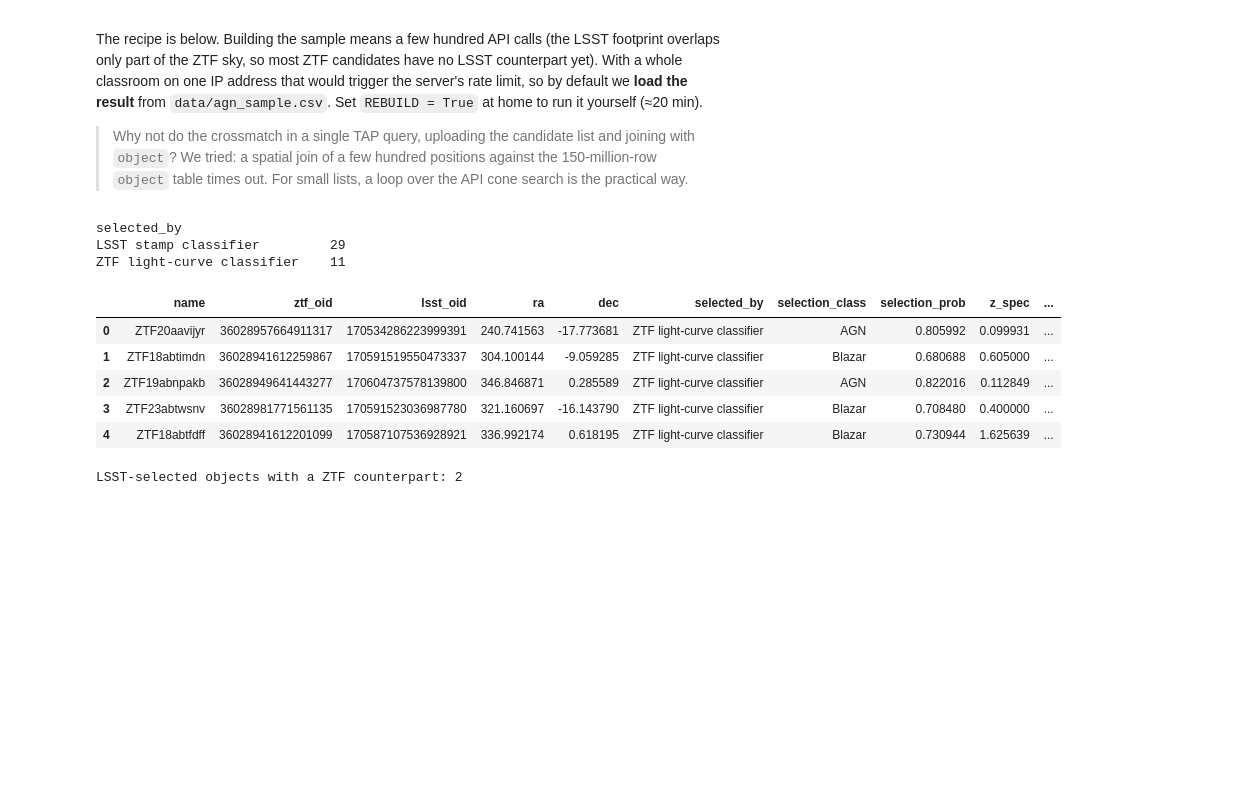
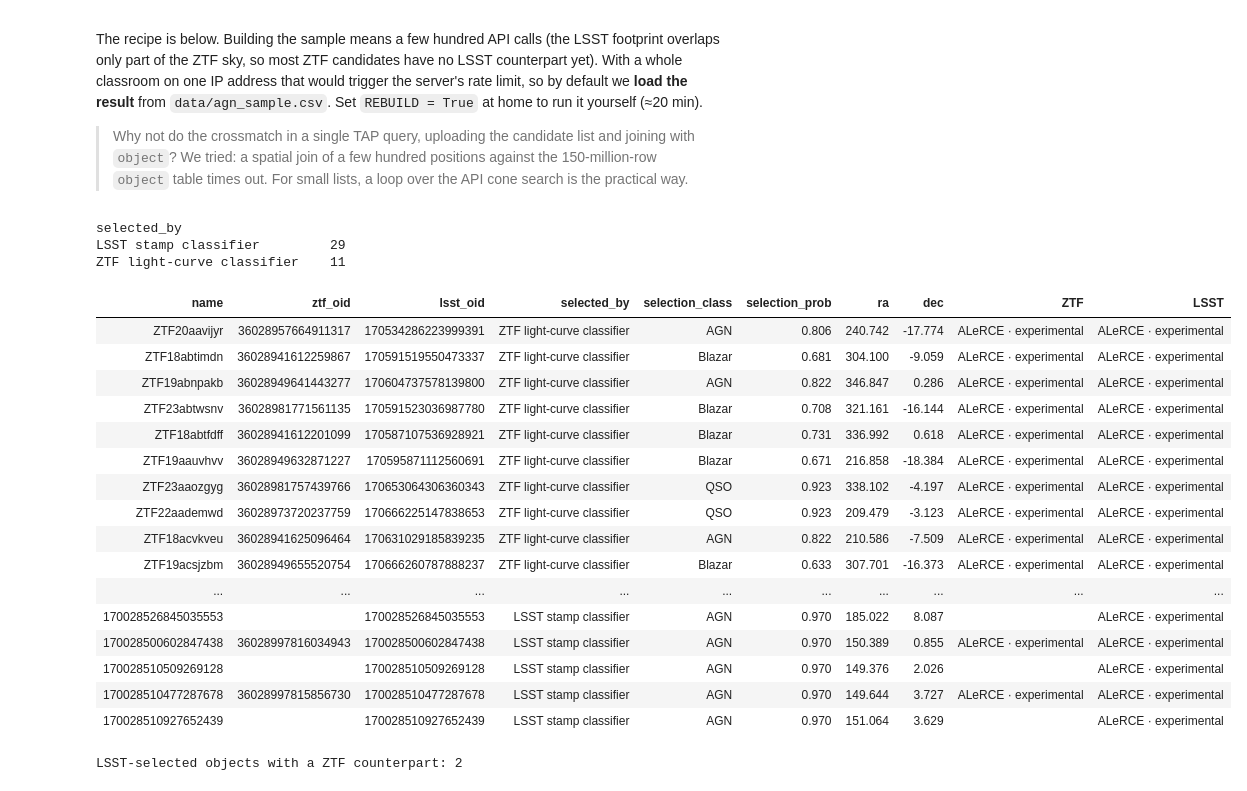
Before and after one commit to fforster/alerce-iucaa-2026, a Jupyter notebook: 04_agn.ipynb, the cells around one changed output. Cells and saved outputs as stored; diff of their text form; code cells hidden in the pictures; blank space fills up the shorter version.

```diff
--- a/04_agn.ipynb
+++ b/04_agn.ipynb
@@ -479,40 +480,53 @@ def ztf_agn_with_lsst(classes=("QSO", "AGN", "Blazar"), pages=3, max_dec=15):
 
 
 def lsst_agn_with_ztf(n=20):
     """Set B: top LSST stamp-classifier AGN candidates, with their ZTF counterpart if any."""
     d = am.api_get("object", "list_objects", survey="lsst", classifier=STAMP, class_name="AGN",
                    probability=0.8, n_det=[100, 100000], page_size=n)
     rows = []
     for c in d["items"]:
         m = am.find_counterparts(c["meanra"], c["meandec"], 1.5)
         m = m[m.survey == "ztf"]
         rows.append(dict(name=str(c["oid"]), ztf_oid=m.oid.iloc[0] if len(m) else pd.NA, lsst_oid=c["oid"],
                          ra=c["meanra"], dec=c["meandec"], selected_by="LSST stamp classifier",
                          selection_class="AGN", selection_prob=c["probability"]))
         time.sleep(1.2)
     return pd.DataFrame(rows)
 
 
 if REBUILD:
     set_a = ztf_agn_with_lsst()
     sample = pd.concat([set_a, lsst_agn_with_ztf(n=40 - len(set_a))], ignore_index=True)   # 40 objects in total
 else:
     # ZTF oids are 64-bit integers larger than 2**53: read them as integers, never as floats (a float cannot store
     # them exactly). The column has empty values (LSST-selected objects without ZTF), so we use pandas' "Int64".
     sample = pd.read_csv("data/agn_sample.csv", dtype={"ztf_oid": "Int64", "lsst_oid": "int64"})
 sample["ztf_oid"] = sample.ztf_oid.astype("Int64")
 print(sample.selected_by.value_counts().to_string())
-sample.head()
+am.show_table(sample[["name", "ztf_oid", "lsst_oid", "selected_by", "selection_class", "selection_prob",
+                      "ra", "dec"]].round(3),
+              {"ZTF": ("ztf_oid", "ztf"), "LSST": ("lsst_oid", "lsst")})
 # %% [output]
 selected_by
 LSST stamp classifier         29
 ZTF light-curve classifier    11
-|  | name | ztf_oid | lsst_oid | ra | dec | selected_by | selection_class | selection_prob | z_spec | ... |
-| 0 | ZTF20aavijyr | 36028957664911317 | 170534286223999391 | 240.741563 | -17.773681 | ZTF light-curve classifier | AGN | 0.805992 | 0.099931 | ... |
-| 1 | ZTF18abtimdn | 36028941612259867 | 170591519550473337 | 304.100144 | -9.059285 | ZTF light-curve classifier | Blazar | 0.680688 | 0.605000 | ... |
-| 2 | ZTF19abnpakb | 36028949641443277 | 170604737578139800 | 346.846871 | 0.285589 | ZTF light-curve classifier | AGN | 0.822016 | 0.112849 | ... |
-| 3 | ZTF23abtwsnv | 36028981771561135 | 170591523036987780 | 321.160697 | -16.143790 | ZTF light-curve classifier | Blazar | 0.708480 | 0.400000 | ... |
-| 4 | ZTF18abtfdff | 36028941612201099 | 170587107536928921 | 336.992174 | 0.618195 | ZTF light-curve classifier | Blazar | 0.730944 | 1.625639 | ... |
+| name | ztf_oid | lsst_oid | selected_by | selection_class | selection_prob | ra | dec | ZTF | LSST |
+| ZTF20aavijyr | 36028957664911317 | 170534286223999391 | ZTF light-curve classifier | AGN | 0.806 | 240.742 | -17.774 | ALeRCE · experimental | ALeRCE · experimental |
+| ZTF18abtimdn | 36028941612259867 | 170591519550473337 | ZTF light-curve classifier | Blazar | 0.681 | 304.100 | -9.059 | ALeRCE · experimental | ALeRCE · experimental |
+| ZTF19abnpakb | 36028949641443277 | 170604737578139800 | ZTF light-curve classifier | AGN | 0.822 | 346.847 | 0.286 | ALeRCE · experimental | ALeRCE · experimental |
+| ZTF23abtwsnv | 36028981771561135 | 170591523036987780 | ZTF light-curve classifier | Blazar | 0.708 | 321.161 | -16.144 | ALeRCE · experimental | ALeRCE · experimental |
+| ZTF18abtfdff | 36028941612201099 | 170587107536928921 | ZTF light-curve classifier | Blazar | 0.731 | 336.992 | 0.618 | ALeRCE · experimental | ALeRCE · experimental |
+| ZTF19aauvhvv | 36028949632871227 | 170595871112560691 | ZTF light-curve classifier | Blazar | 0.671 | 216.858 | -18.384 | ALeRCE · experimental | ALeRCE · experimental |
+| ZTF23aaozgyg | 36028981757439766 | 170653064306360343 | ZTF light-curve classifier | QSO | 0.923 | 338.102 | -4.197 | ALeRCE · experimental | ALeRCE · experimental |
+| ZTF22aademwd | 36028973720237759 | 170666225147838653 | ZTF light-curve classifier | QSO | 0.923 | 209.479 | -3.123 | ALeRCE · experimental | ALeRCE · experimental |
+| ZTF18acvkveu | 36028941625096464 | 170631029185839235 | ZTF light-curve classifier | AGN | 0.822 | 210.586 | -7.509 | ALeRCE · experimental | ALeRCE · experimental |
+| ZTF19acsjzbm | 36028949655520754 | 170666260787888237 | ZTF light-curve classifier | Blazar | 0.633 | 307.701 | -16.373 | ALeRCE · experimental | ALeRCE · experimental |
+| ... | ... | ... | ... | ... | ... | ... | ... | ... | ... |
+| 170028526845035553 |  | 170028526845035553 | LSST stamp classifier | AGN | 0.970 | 185.022 | 8.087 |  | ALeRCE · experimental |
+| 170028500602847438 | 36028997816034943 | 170028500602847438 | LSST stamp classifier | AGN | 0.970 | 150.389 | 0.855 | ALeRCE · experimental | ALeRCE · experimental |
+| 170028510509269128 |  | 170028510509269128 | LSST stamp classifier | AGN | 0.970 | 149.376 | 2.026 |  | ALeRCE · experimental |
+| 170028510477287678 | 36028997815856730 | 170028510477287678 | LSST stamp classifier | AGN | 0.970 | 149.644 | 3.727 | ALeRCE · experimental | ALeRCE · experimental |
+| 170028510927652439 |  | 170028510927652439 | LSST stamp classifier | AGN | 0.970 | 151.064 | 3.629 |  | ALeRCE · experimental |
 # %%
 print("LSST-selected objects with a ZTF counterpart:",
       sample[sample.selected_by == "LSST stamp classifier"].ztf_oid.notna().sum())
```
Also changed, not shown: parts of 4 cells of this notebook, 1 other file.
